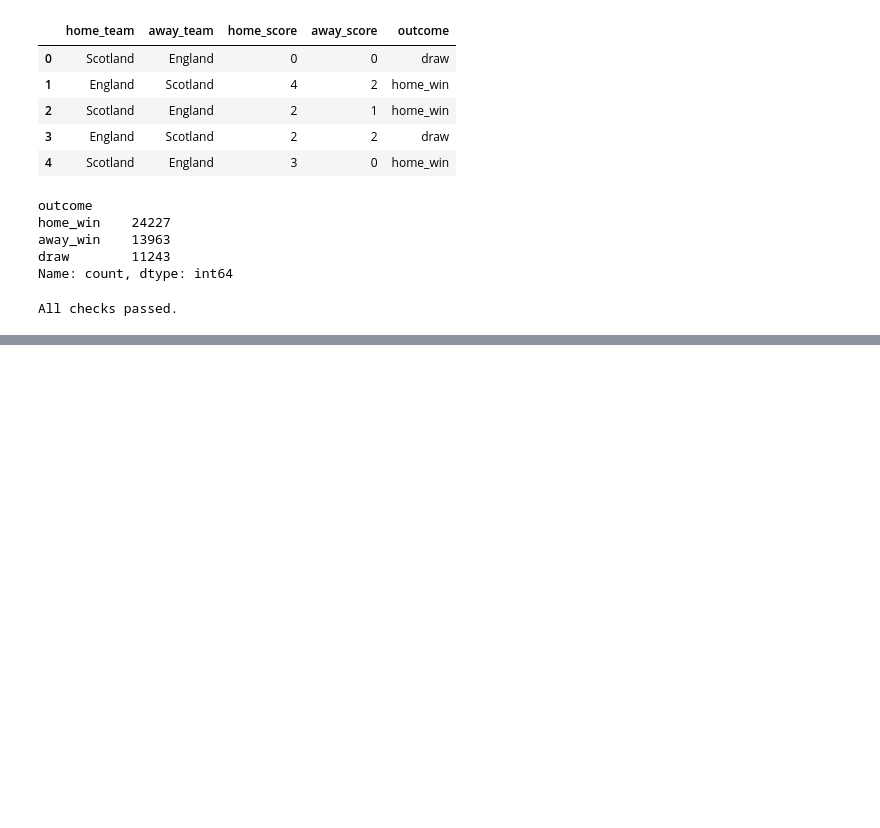
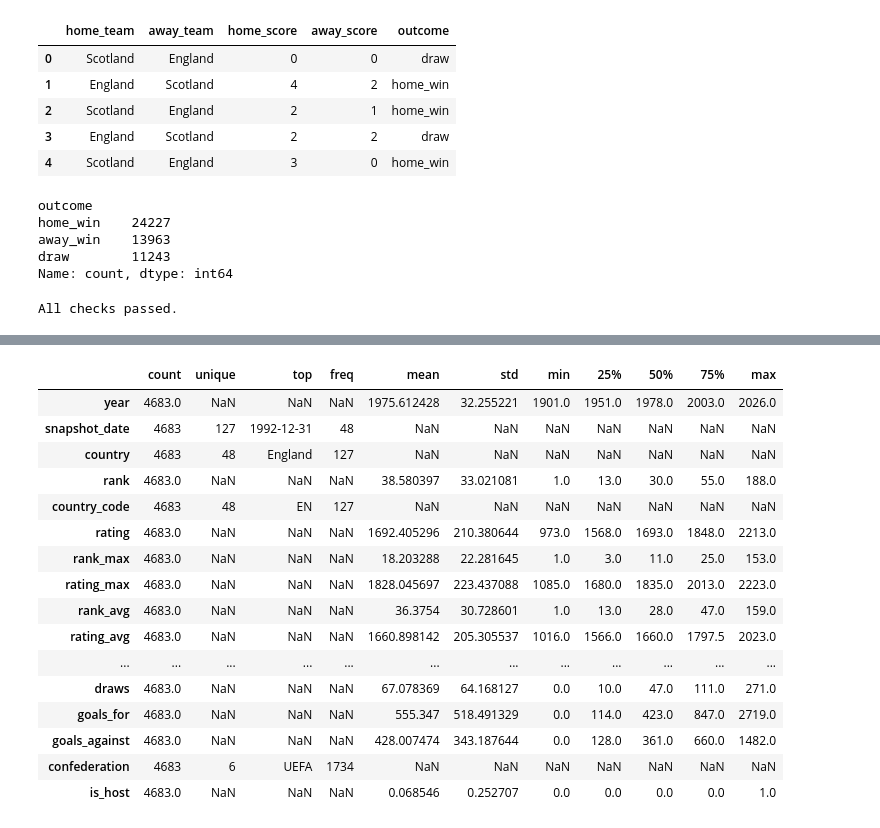
Before and after one commit to Ardatekk/World-Cup-Match-Prediction, a Jupyter notebook: notebooks/01_de_cleaning_exploration.ipynb, the cells around one changed output, grey strips where cells are left out. Drawn from its saved outputs; the diff is of its cells as text; code cells hidden in the pictures; blank space fills up the shorter version.

Commit message:
Complete Elo data exploration and create latest team snapshot

```diff
--- a/notebooks/01_de_cleaning_exploration.ipynb
+++ b/notebooks/01_de_cleaning_exploration.ipynb
@@ -150,0 +153,6 @@ All checks passed.
+# %%
+ELO_PATH = Path("../data/raw/FIFA_WK_Elo_Ratings/elo_ratings_wc2026.csv")
+
+elo = pd.read_csv(ELO_PATH)
+
+elo.head(10)
@@ -150,0 +238,20 @@ All checks passed.
+# %%
+elo.describe(include="all").T
+# %% [output]
+|  | count | unique | top | freq | mean | std | min | 25% | 50% | 75% | max |
+| year | 4683.0 | NaN | NaN | NaN | 1975.612428 | 32.255221 | 1901.0 | 1951.0 | 1978.0 | 2003.0 | 2026.0 |
+| snapshot_date | 4683 | 127 | 1992-12-31 | 48 | NaN | NaN | NaN | NaN | NaN | NaN | NaN |
+| country | 4683 | 48 | England | 127 | NaN | NaN | NaN | NaN | NaN | NaN | NaN |
+| rank | 4683.0 | NaN | NaN | NaN | 38.580397 | 33.021081 | 1.0 | 13.0 | 30.0 | 55.0 | 188.0 |
+| country_code | 4683 | 48 | EN | 127 | NaN | NaN | NaN | NaN | NaN | NaN | NaN |
+| rating | 4683.0 | NaN | NaN | NaN | 1692.405296 | 210.380644 | 973.0 | 1568.0 | 1693.0 | 1848.0 | 2213.0 |
+| rank_max | 4683.0 | NaN | NaN | NaN | 18.203288 | 22.281645 | 1.0 | 3.0 | 11.0 | 25.0 | 153.0 |
+| rating_max | 4683.0 | NaN | NaN | NaN | 1828.045697 | 223.437088 | 1085.0 | 1680.0 | 1835.0 | 2013.0 | 2223.0 |
+| rank_avg | 4683.0 | NaN | NaN | NaN | 36.3754 | 30.728601 | 1.0 | 13.0 | 28.0 | 47.0 | 159.0 |
+| rating_avg | 4683.0 | NaN | NaN | NaN | 1660.898142 | 205.305537 | 1016.0 | 1566.0 | 1660.0 | 1797.5 | 2023.0 |
+| ... | ... | ... | ... | ... | ... | ... | ... | ... | ... | ... | ... |
+| draws | 4683.0 | NaN | NaN | NaN | 67.078369 | 64.168127 | 0.0 | 10.0 | 47.0 | 111.0 | 271.0 |
+| goals_for | 4683.0 | NaN | NaN | NaN | 555.347 | 518.491329 | 0.0 | 114.0 | 423.0 | 847.0 | 2719.0 |
+| goals_against | 4683.0 | NaN | NaN | NaN | 428.007474 | 343.187644 | 0.0 | 128.0 | 361.0 | 660.0 | 1482.0 |
+| confederation | 4683 | 6 | UEFA | 1734 | NaN | NaN | NaN | NaN | NaN | NaN | NaN |
+| is_host | 4683.0 | NaN | NaN | NaN | 0.068546 | 0.252707 | 0.0 | 0.0 | 0.0 | 0.0 | 1.0 |
```
Also changed, not shown: parts of 27 cells of this notebook, 3 other files.
